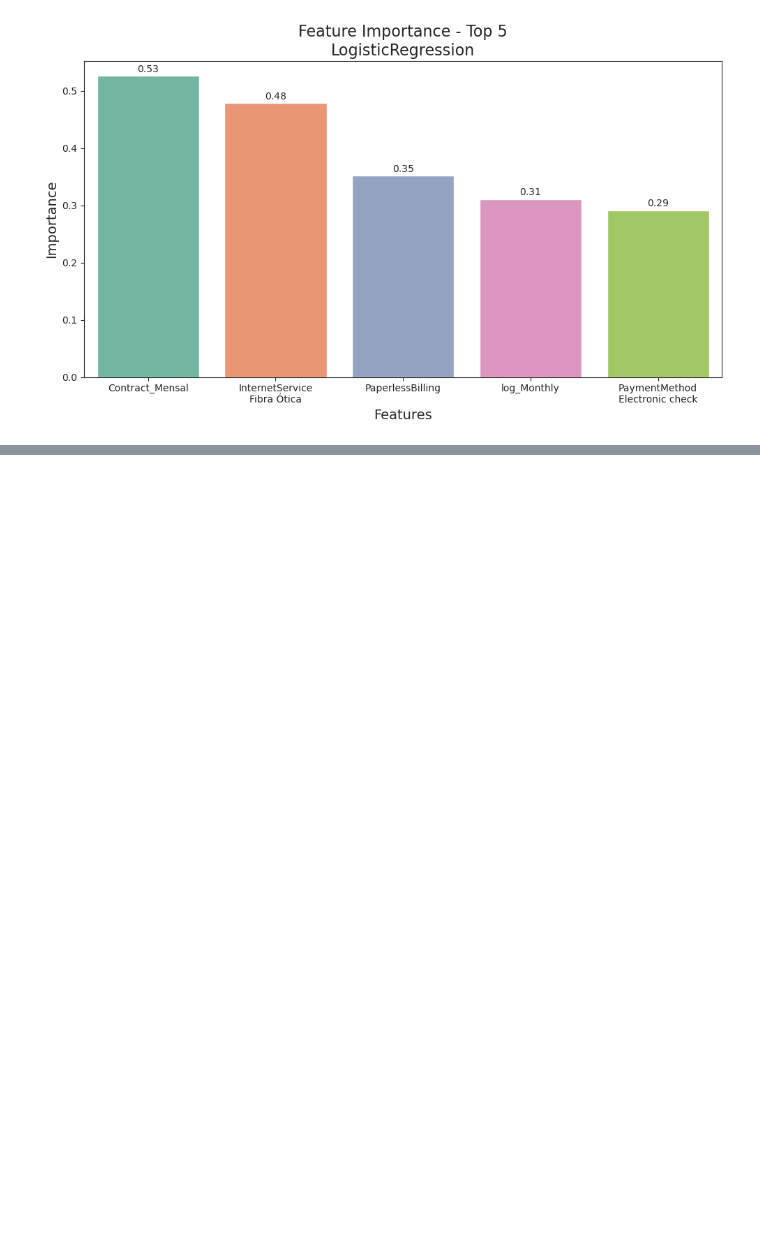
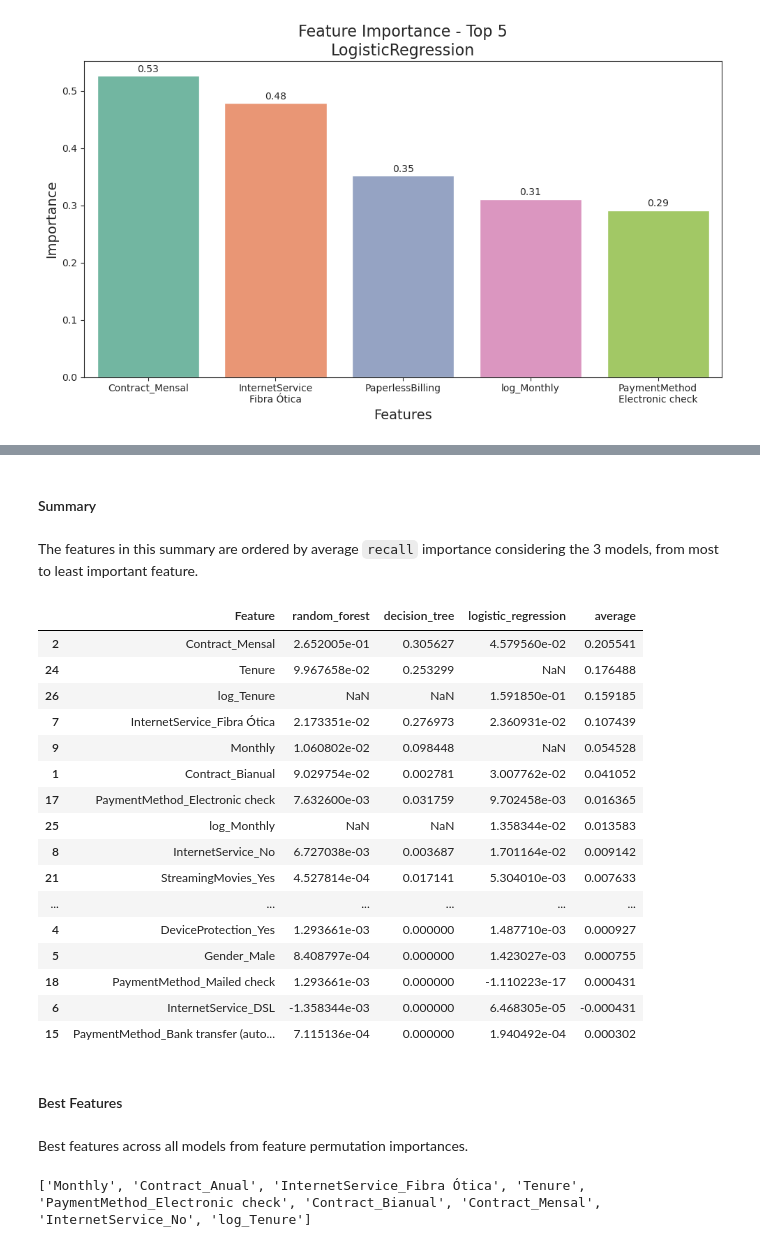
Before and after one commit to DanielCrema/oracle-one-data-science-challenge3-telecom-x-2, a Jupyter notebook: main.ipynb, the cells around one changed output, grey strips where cells are left out. Cells and saved outputs as stored; diff of their text form; code cells hidden in the pictures; blank space fills up the shorter version.

```diff
--- a/main.ipynb
+++ b/main.ipynb
@@ -1636,0 +1513,34 @@ pd.DataFrame({
+# %% [markdown]
+#### Summary
+# %% [markdown]
+The features in this summary are ordered by average `recall` importance considering the 3 models, from most to least important feature.
+# %%
+feature_permutation_importances_summary = get_permutation_importances_summary(feature_permutation_importances)
+feature_permutation_importances_summary
+# %% [output]
+|  | Feature | random_forest | decision_tree | logistic_regression | average |
+| 2 | Contract_Mensal | 2.652005e-01 | 0.305627 | 4.579560e-02 | 0.205541 |
+| 24 | Tenure | 9.967658e-02 | 0.253299 | NaN | 0.176488 |
+| 26 | log_Tenure | NaN | NaN | 1.591850e-01 | 0.159185 |
+| 7 | InternetService_Fibra Ótica | 2.173351e-02 | 0.276973 | 2.360931e-02 | 0.107439 |
+| 9 | Monthly | 1.060802e-02 | 0.098448 | NaN | 0.054528 |
+| 1 | Contract_Bianual | 9.029754e-02 | 0.002781 | 3.007762e-02 | 0.041052 |
+| 17 | PaymentMethod_Electronic check | 7.632600e-03 | 0.031759 | 9.702458e-03 | 0.016365 |
+| 25 | log_Monthly | NaN | NaN | 1.358344e-02 | 0.013583 |
+| 8 | InternetService_No | 6.727038e-03 | 0.003687 | 1.701164e-02 | 0.009142 |
+| 21 | StreamingMovies_Yes | 4.527814e-04 | 0.017141 | 5.304010e-03 | 0.007633 |
+| ... | ... | ... | ... | ... | ... |
+| 4 | DeviceProtection_Yes | 1.293661e-03 | 0.000000 | 1.487710e-03 | 0.000927 |
+| 5 | Gender_Male | 8.408797e-04 | 0.000000 | 1.423027e-03 | 0.000755 |
+| 18 | PaymentMethod_Mailed check | 1.293661e-03 | 0.000000 | -1.110223e-17 | 0.000431 |
+| 6 | InternetService_DSL | -1.358344e-03 | 0.000000 | 6.468305e-05 | -0.000431 |
+| 15 | PaymentMethod_Bank transfer (auto... | 7.115136e-04 | 0.000000 | 1.940492e-04 | 0.000302 |
+# %% [markdown]
+#### Best Features
+# %% [markdown]
+Best features across all models from feature permutation importances.
+# %%
+best_features_permutation_importances = check_best_features(feature_permutation_importances_summary)
+print(best_features_permutation_importances)
+# %% [output]
+['Monthly', 'Contract_Anual', 'InternetService_Fibra Ótica', 'Tenure', 'PaymentMethod_Electronic check', 'Contract_Bianual', 'Contract_Mensal', 'InternetService_No', 'log_Tenure']
```
Also changed, not shown: parts of 86 cells of this notebook, 14 other files.
